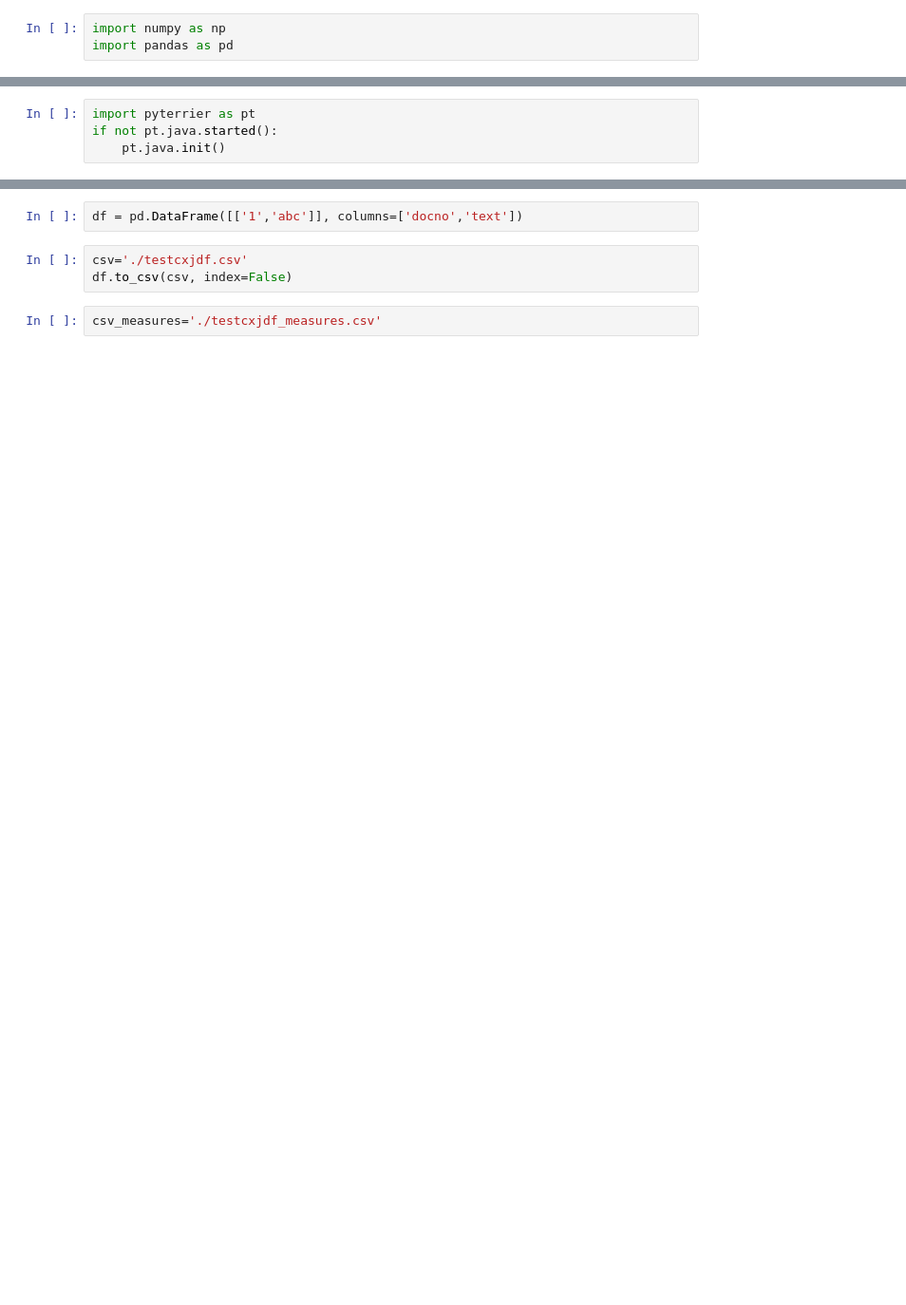
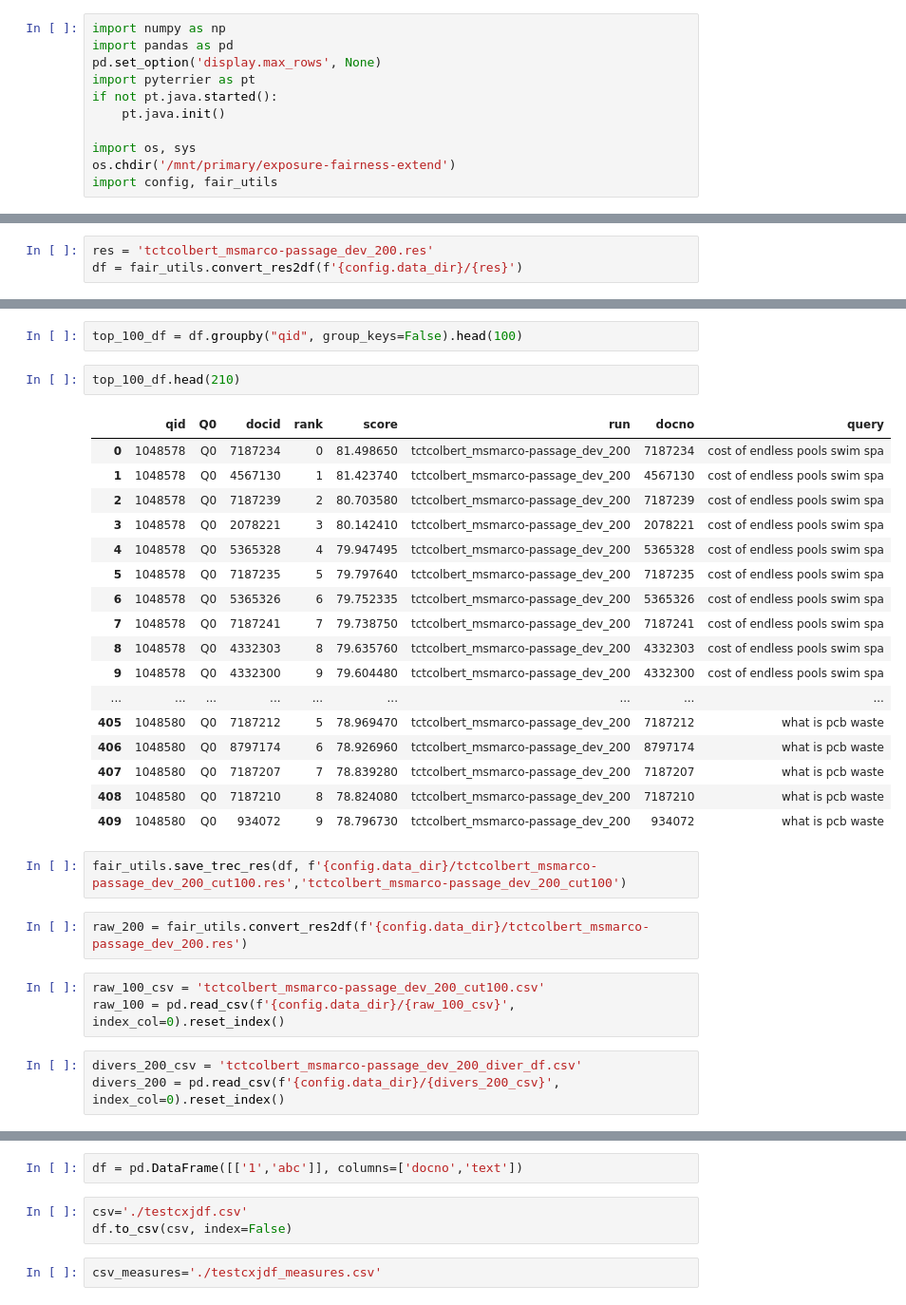
Before and after one commit to XuejunChang/T-Retrievability, a Jupyter notebook: test.ipynb, the cells around one changed output, grey strips where cells are left out. Shown: that part at 95% size. Saved outputs shown, nothing was run; the diff lists cells and outputs as text; blank space fills up the shorter version.

```diff
--- a/test.ipynb
+++ b/test.ipynb
@@ -1,3 +1,11 @@
 # %%
 import numpy as np
 import pandas as pd
+pd.set_option('display.max_rows', None)
+import pyterrier as pt
+if not pt.java.started():
+    pt.java.init()
+
+import os, sys
+os.chdir('/mnt/primary/exposure-fairness-extend')
+import config, fair_utils
@@ -4,5 +17,4 @@ import pandas as pd
 # %%
-import pyterrier as pt
-if not pt.java.started():
-    pt.java.init()
+res = 'tctcolbert_msmarco-passage_dev_200.res'
+df = fair_utils.convert_res2df(f'{config.data_dir}/{res}')
 # %% [output]
@@ -9,0 +32,32 @@ Java started and loaded: pyterrier.java, pyterrier.terrier.java [version=5.11 (b
+# %%
+top_100_df = df.groupby("qid", group_keys=False).head(100)
+# %%
+top_100_df.head(210)
+# %% [output]
+|  | qid | Q0 | docid | rank | score | run | docno | query |
+| 0 | 1048578 | Q0 | 7187234 | 0 | 81.498650 | tctcolbert_msmarco-passage_dev_200 | 7187234 | cost of endless pools swim spa |
+| 1 | 1048578 | Q0 | 4567130 | 1 | 81.423740 | tctcolbert_msmarco-passage_dev_200 | 4567130 | cost of endless pools swim spa |
+| 2 | 1048578 | Q0 | 7187239 | 2 | 80.703580 | tctcolbert_msmarco-passage_dev_200 | 7187239 | cost of endless pools swim spa |
+| 3 | 1048578 | Q0 | 2078221 | 3 | 80.142410 | tctcolbert_msmarco-passage_dev_200 | 2078221 | cost of endless pools swim spa |
+| 4 | 1048578 | Q0 | 5365328 | 4 | 79.947495 | tctcolbert_msmarco-passage_dev_200 | 5365328 | cost of endless pools swim spa |
+| 5 | 1048578 | Q0 | 7187235 | 5 | 79.797640 | tctcolbert_msmarco-passage_dev_200 | 7187235 | cost of endless pools swim spa |
+| 6 | 1048578 | Q0 | 5365326 | 6 | 79.752335 | tctcolbert_msmarco-passage_dev_200 | 5365326 | cost of endless pools swim spa |
+| 7 | 1048578 | Q0 | 7187241 | 7 | 79.738750 | tctcolbert_msmarco-passage_dev_200 | 7187241 | cost of endless pools swim spa |
+| 8 | 1048578 | Q0 | 4332303 | 8 | 79.635760 | tctcolbert_msmarco-passage_dev_200 | 4332303 | cost of endless pools swim spa |
+| 9 | 1048578 | Q0 | 4332300 | 9 | 79.604480 | tctcolbert_msmarco-passage_dev_200 | 4332300 | cost of endless pools swim spa |
+| ... | ... | ... | ... | ... | ... | ... | ... | ... |
+| 405 | 1048580 | Q0 | 7187212 | 5 | 78.969470 | tctcolbert_msmarco-passage_dev_200 | 7187212 | what is pcb waste |
+| 406 | 1048580 | Q0 | 8797174 | 6 | 78.926960 | tctcolbert_msmarco-passage_dev_200 | 8797174 | what is pcb waste |
+| 407 | 1048580 | Q0 | 7187207 | 7 | 78.839280 | tctcolbert_msmarco-passage_dev_200 | 7187207 | what is pcb waste |
+| 408 | 1048580 | Q0 | 7187210 | 8 | 78.824080 | tctcolbert_msmarco-passage_dev_200 | 7187210 | what is pcb waste |
+| 409 | 1048580 | Q0 | 934072 | 9 | 78.796730 | tctcolbert_msmarco-passage_dev_200 | 934072 | what is pcb waste |
+# %%
+fair_utils.save_trec_res(df, f'{config.data_dir}/tctcolbert_msmarco-passage_dev_200_cut100.res','tctcolbert_msmarco-passage_dev_200_cut100')
+# %%
+raw_200 = fair_utils.convert_res2df(f'{config.data_dir}/tctcolbert_msmarco-passage_dev_200.res')
+# %%
+raw_100_csv = 'tctcolbert_msmarco-passage_dev_200_cut100.csv'
+raw_100 = pd.read_csv(f'{config.data_dir}/{raw_100_csv}', index_col=0).reset_index()
+# %%
+divers_200_csv = 'tctcolbert_msmarco-passage_dev_200_diver_df.csv'
+divers_200 = pd.read_csv(f'{config.data_dir}/{divers_200_csv}', index_col=0).reset_index()
```
Also changed, not shown: parts of 23 cells of this notebook, 31 other files.
